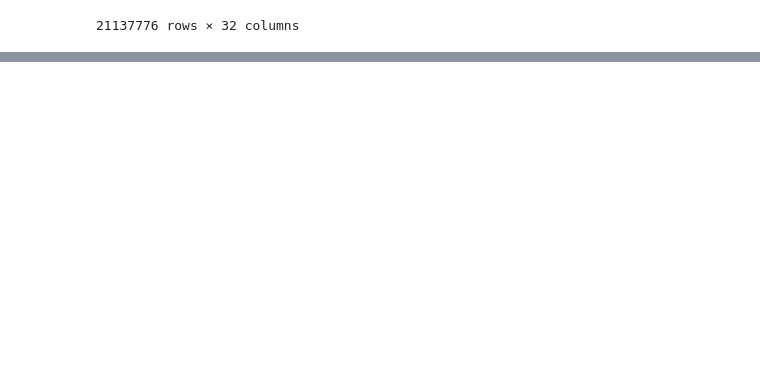
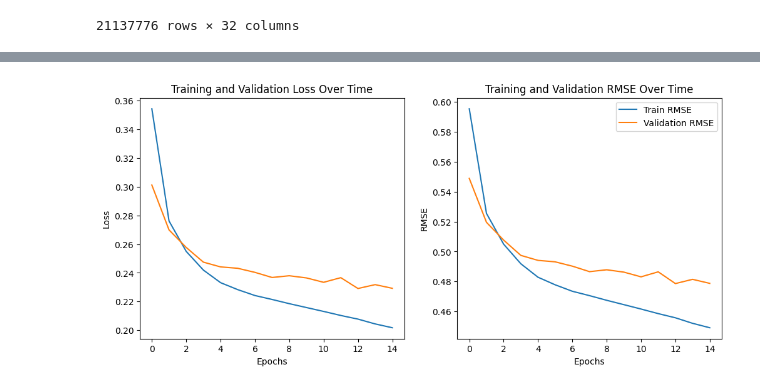
Before and after one commit to milymilek/sales-forecasting, a Jupyter notebook: notebooks/5_nn_model_training.ipynb, the cells around one changed output, grey strips where cells are left out. Cells and saved outputs as stored; diff of their text form; code cells hidden in the pictures; blank space fills up the shorter version.

Commit message:
nn train

```diff
--- a/notebooks/5_nn_model_training.ipynb
+++ b/notebooks/5_nn_model_training.ipynb
@@ -199,6 +200,8 @@ plot_history(history)
 # RNN
 # %%
 X_train = X_train.assign(item_cnt_month=train_target)
+X_valid = X_valid.assign(item_cnt_month=valid_target)
+X_train_valid = pd.concat([X_train, X_valid])
 # %%
 X_train
 # %% [output]
@@ -320,7 +350,7 @@ class SalesPredictionModel(nn.Module):
         # Dropout layer
         self.dropout = nn.Dropout(0.1)
 
-    def forward(self, embed, seq, tgt_ix):
+    def forward(self, embed, seq):
         # Embedding layers
         embedded_features = [embedding(embed[:, i]) for i, embedding in enumerate(self.embeddings)]
         emb_tensors = torch.cat(embedded_features, dim=1)
@@ -482,25 +543,0 @@ optimizer = optim.Adam(model.parameters(), lr=lr)
-# %%
-num_epochs = 33
-
-history = {
-    'train_loss': []
-}
-
-for epoch in range(num_epochs):
-    model.train()
-    running_loss = 0.0
-    for batch in train_loader:
-        shop_ids, item_ids, category_ids, sales_arrays, targets = batch
-
-        optimizer.zero_grad()
-        predictions = model(shop_ids, item_ids, category_ids, sales_arrays)
-        loss = criterion(predictions, targets)
-        loss.backward()
-        optimizer.step()
-
-        running_loss += loss.item()
-
-    history['train_loss'].append(running_loss / len(train_loader))
-
-    print(f'Epoch [{epoch+1}/{num_epochs}], Train Loss: {running_loss/len(train_loader):.2f} \
-[rmse: {np.sqrt(running_loss/len(train_loader)):.2f}]')
@@ -536,0 +544,18 @@ df_submission.to_csv(".data/submission_lstm2.csv", index=False)
+# %%
+fig, ax = plt.subplots(1, 2, figsize=(12, 5))
+ax[0].plot(history['train_loss'], label='Train Loss')
+ax[0].plot(history['val_loss'], label='Validation Loss')
+ax[0].set_xlabel('Epochs')
+ax[0].set_ylabel('Loss')
+ax[0].set_title('Training and Validation Loss Over Time')
+
+ax[1].plot(history['train_rmse'], label='Train RMSE')
+ax[1].plot(history['val_rmse'], label='Validation RMSE')
+ax[1].set_xlabel('Epochs')
+ax[1].set_ylabel('RMSE')
+ax[1].set_title('Training and Validation RMSE Over Time')
+
+plt.legend()
+plt.show()
+# %% [output]
+[figure, added]
```
Also changed, not shown: parts of 22 cells of this notebook.
